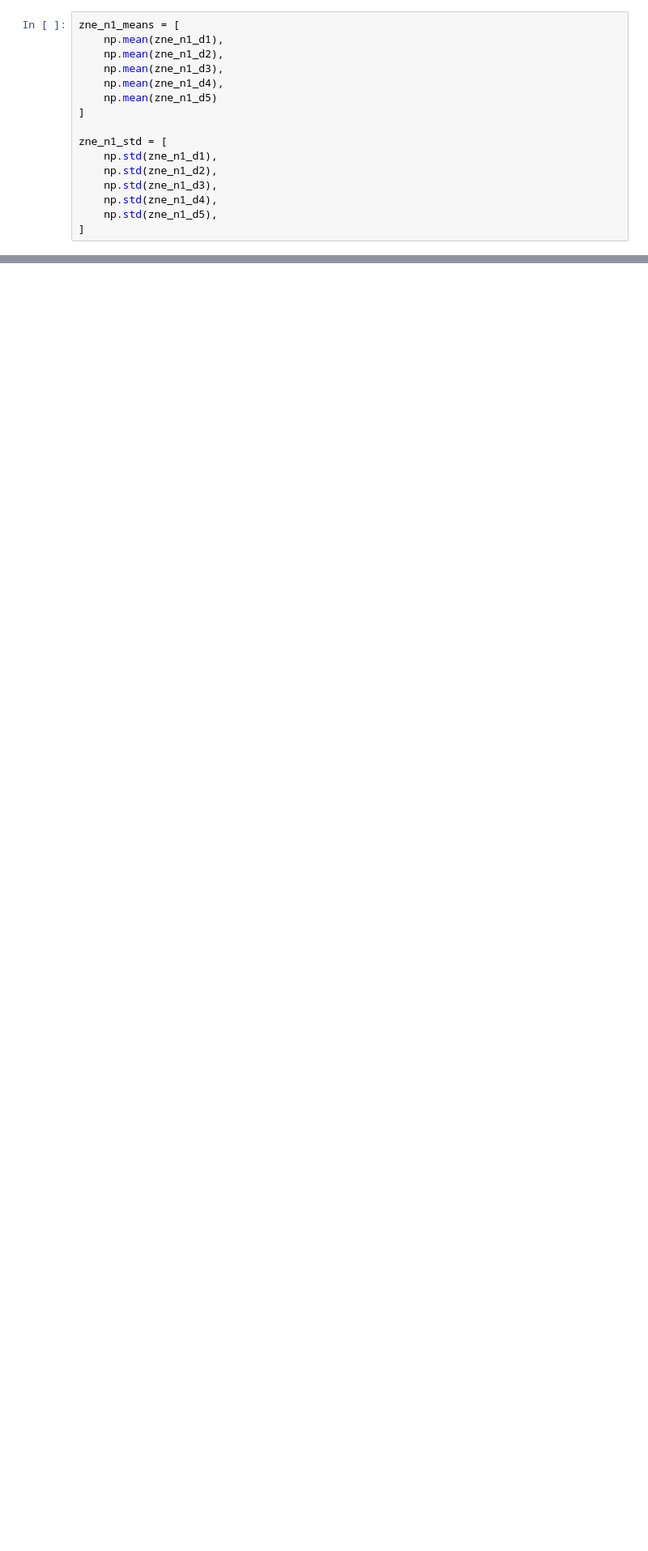
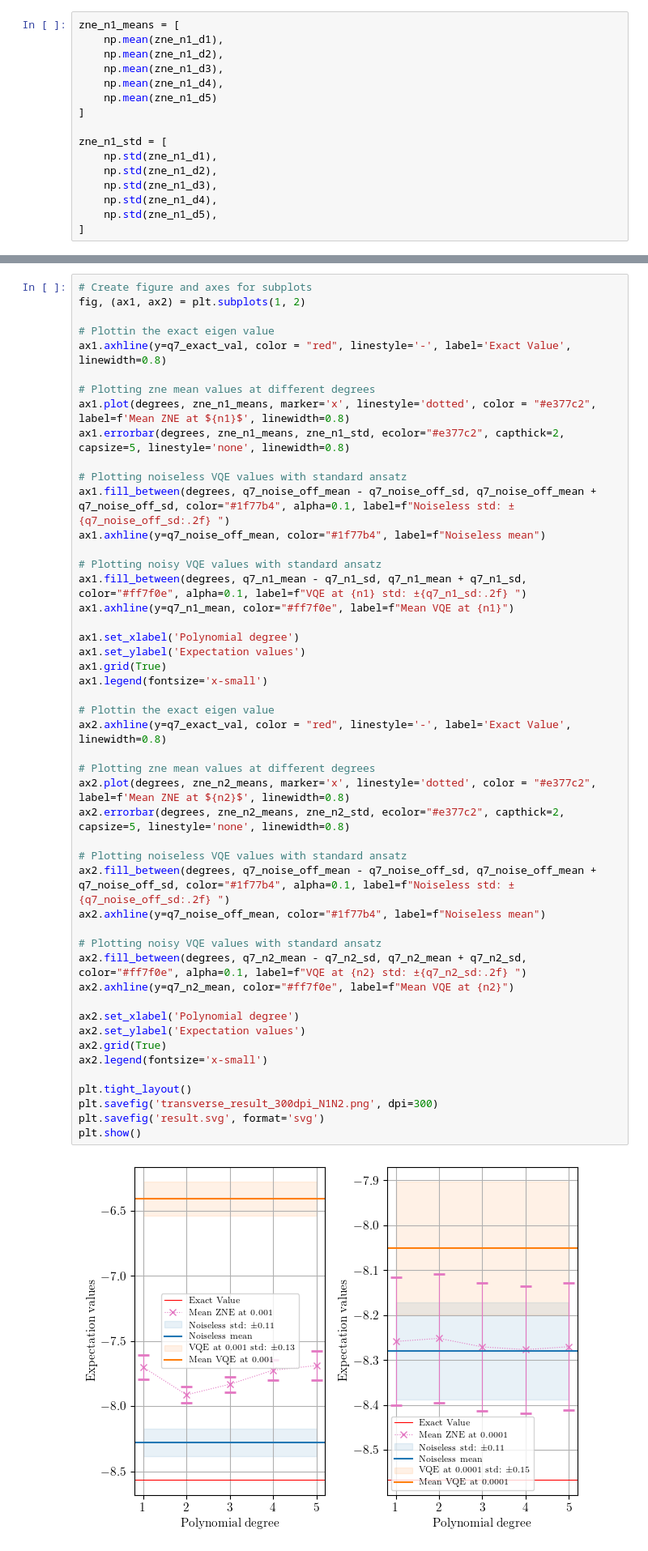
Before and after one commit to arijit-ship/indirect-zne, a Jupyter notebook: notebook/zne_experimental_result.ipynb, the cells around one changed output, grey strips where cells are left out. Shown at 81% size. Saved outputs shown, nothing was run; the diff lists cells and outputs as text; blank space fills up the shorter version.

Commit message:
tranverse-field-ising-result

```diff
--- a/notebook/zne_experimental_result.ipynb
+++ b/notebook/zne_experimental_result.ipynb
@@ -201,0 +266,50 @@ zne_n2_sample10 = [{'degree': 1, 'value': -8.26783748195675}, {'degree': 2, 'val
+# %%
+# Create figure and axes for subplots
+fig, (ax1, ax2) = plt.subplots(1, 2)
+
+# Plottin the exact eigen value
+ax1.axhline(y=q7_exact_val, color = "red", linestyle='-', label='Exact Value', linewidth=0.8)
+
+# Plotting zne mean values at different degrees
+ax1.plot(degrees, zne_n1_means, marker='x', linestyle='dotted', color = "#e377c2", label=f'Mean ZNE at ${n1}$', linewidth=0.8)
+ax1.errorbar(degrees, zne_n1_means, zne_n1_std, ecolor="#e377c2", capthick=2, capsize=5, linestyle='none', linewidth=0.8)
+
+# Plotting noiseless VQE values with standard ansatz
+ax1.fill_between(degrees, q7_noise_off_mean - q7_noise_off_sd, q7_noise_off_mean + q7_noise_off_sd, color="#1f77b4", alpha=0.1, label=f"Noiseless std: ±{q7_noise_off_sd:.2f} ")
+ax1.axhline(y=q7_noise_off_mean, color="#1f77b4", label=f"Noiseless mean")
+
+# Plotting noisy VQE values with standard ansatz
+ax1.fill_between(degrees, q7_n1_mean - q7_n1_sd, q7_n1_mean + q7_n1_sd, color="#ff7f0e", alpha=0.1, label=f"VQE at {n1} std: ±{q7_n1_sd:.2f} ")
+ax1.axhline(y=q7_n1_mean, color="#ff7f0e", label=f"Mean VQE at {n1}")
+
+ax1.set_xlabel('Polynomial degree')
+ax1.set_ylabel('Expectation values')
+ax1.grid(True)
+ax1.legend(fontsize='x-small')
+
+# Plottin the exact eigen value
+ax2.axhline(y=q7_exact_val, color = "red", linestyle='-', label='Exact Value', linewidth=0.8)
+
+# Plotting zne mean values at different degrees
+ax2.plot(degrees, zne_n2_means, marker='x', linestyle='dotted', color = "#e377c2", label=f'Mean ZNE at ${n2}$', linewidth=0.8)
+ax2.errorbar(degrees, zne_n2_means, zne_n2_std, ecolor="#e377c2", capthick=2, capsize=5, linestyle='none', linewidth=0.8)
+
+# Plotting noiseless VQE values with standard ansatz
+ax2.fill_between(degrees, q7_noise_off_mean - q7_noise_off_sd, q7_noise_off_mean + q7_noise_off_sd, color="#1f77b4", alpha=0.1, label=f"Noiseless std: ±{q7_noise_off_sd:.2f} ")
+ax2.axhline(y=q7_noise_off_mean, color="#1f77b4", label=f"Noiseless mean")
+
+# Plotting noisy VQE values with standard ansatz
+ax2.fill_between(degrees, q7_n2_mean - q7_n2_sd, q7_n2_mean + q7_n2_sd, color="#ff7f0e", alpha=0.1, label=f"VQE at {n2} std: ±{q7_n2_sd:.2f} ")
+ax2.axhline(y=q7_n2_mean, color="#ff7f0e", label=f"Mean VQE at {n2}")
+
+ax2.set_xlabel('Polynomial degree')
+ax2.set_ylabel('Expectation values')
+ax2.grid(True)
+ax2.legend(fontsize='x-small')
+
+plt.tight_layout()
+plt.savefig('transverse_result_300dpi_N1N2.png', dpi=300)
+plt.savefig('result.svg', format='svg')
+plt.show()
+# %% [output]
+[figure, added]
```
Also changed, not shown: parts of 5 cells of this notebook, 2 other files.
